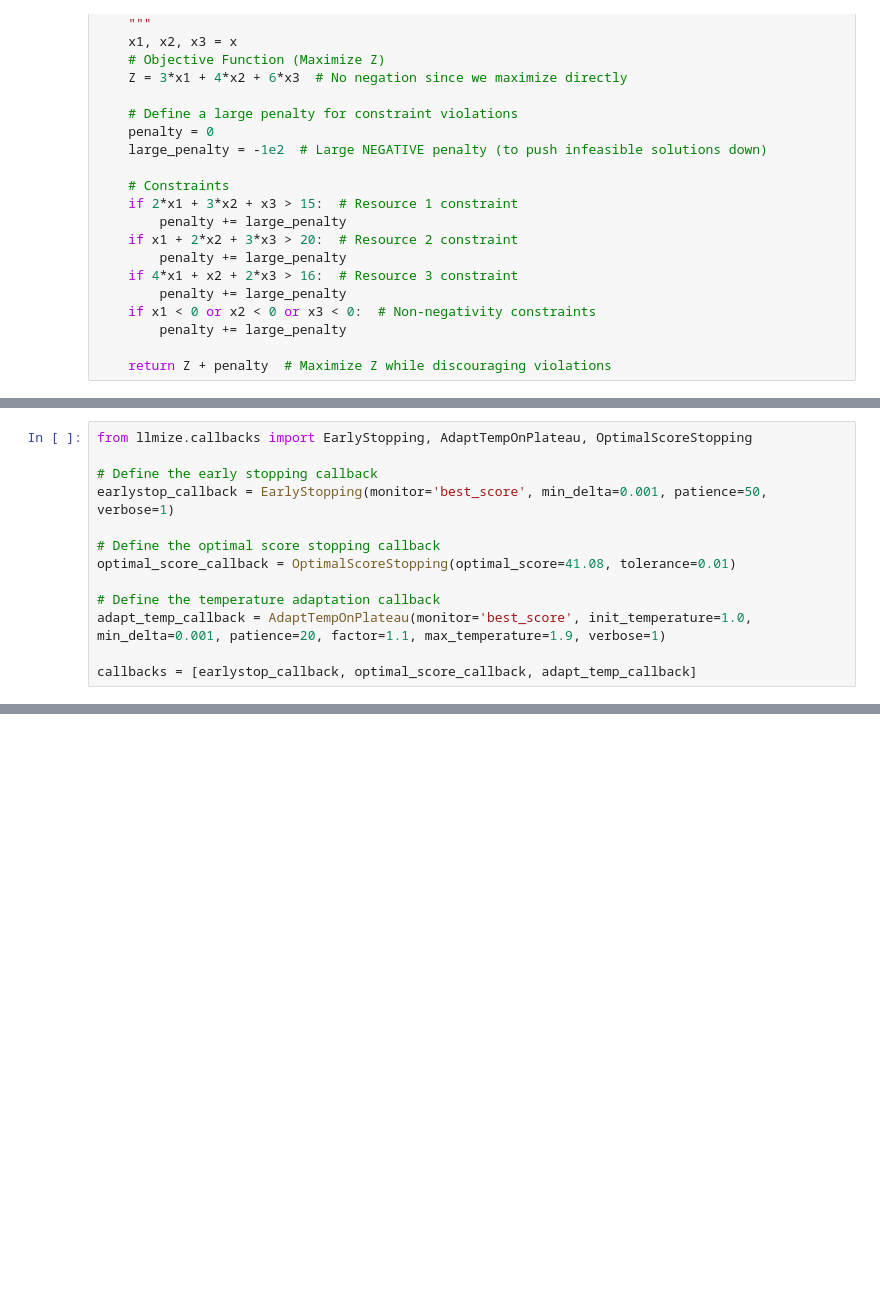
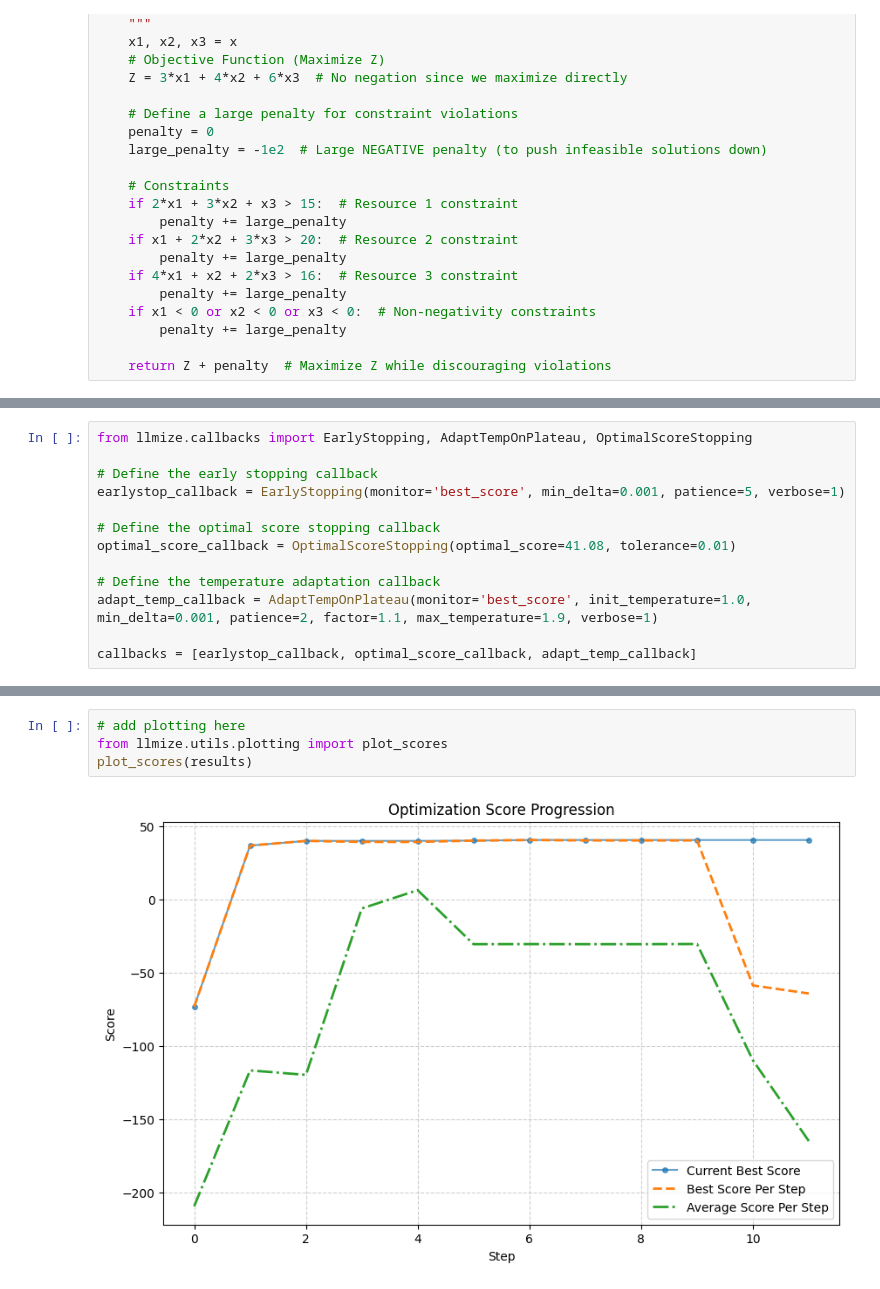
Before and after one commit to rizkiokt/llmize, a Jupyter notebook: examples/linear_programming/lp_optimization.ipynb, the cells around one changed output, grey strips where cells are left out. Saved outputs shown, nothing was run; the diff lists cells and outputs as text; blank space fills up the shorter version.

```diff
--- a/examples/linear_programming/lp_optimization.ipynb
+++ b/examples/linear_programming/lp_optimization.ipynb
@@ -90,13 +90,13 @@ These 5 solutions are distinct, feasible, and maximize Z (or are very close to t
 from llmize.callbacks import EarlyStopping, AdaptTempOnPlateau, OptimalScoreStopping
 
 # Define the early stopping callback
-earlystop_callback = EarlyStopping(monitor='best_score', min_delta=0.001, patience=50, verbose=1)
+earlystop_callback = EarlyStopping(monitor='best_score', min_delta=0.001, patience=5, verbose=1)
 
 # Define the optimal score stopping callback
 optimal_score_callback = OptimalScoreStopping(optimal_score=41.08, tolerance=0.01)
 
 # Define the temperature adaptation callback
-adapt_temp_callback = AdaptTempOnPlateau(monitor='best_score', init_temperature=1.0, min_delta=0.001, patience=20, factor=1.1, max_temperature=1.9, verbose=1)
+adapt_temp_callback = AdaptTempOnPlateau(monitor='best_score', init_temperature=1.0, min_delta=0.001, patience=2, factor=1.1, max_temperature=1.9, verbose=1)
 
 callbacks = [earlystop_callback, optimal_score_callback, adapt_temp_callback]
 # %%
@@ -107,0 +122,6 @@ KeyboardInterrupt:
+# %%
+# add plotting here
+from llmize.utils.plotting import plot_scores
+plot_scores(results)
+# %% [output]
+[figure, added]
```
Also changed, not shown: parts of 3 cells of this notebook, 12 other files.
